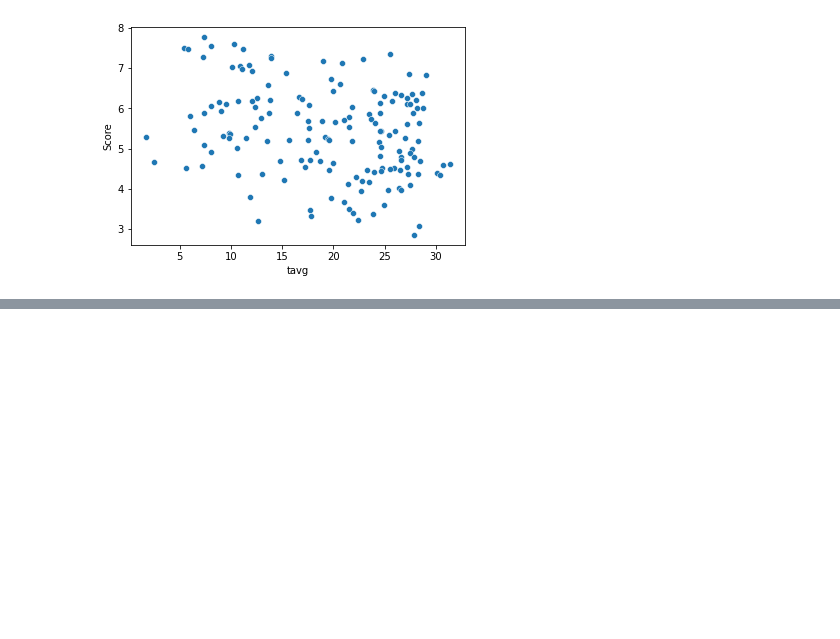
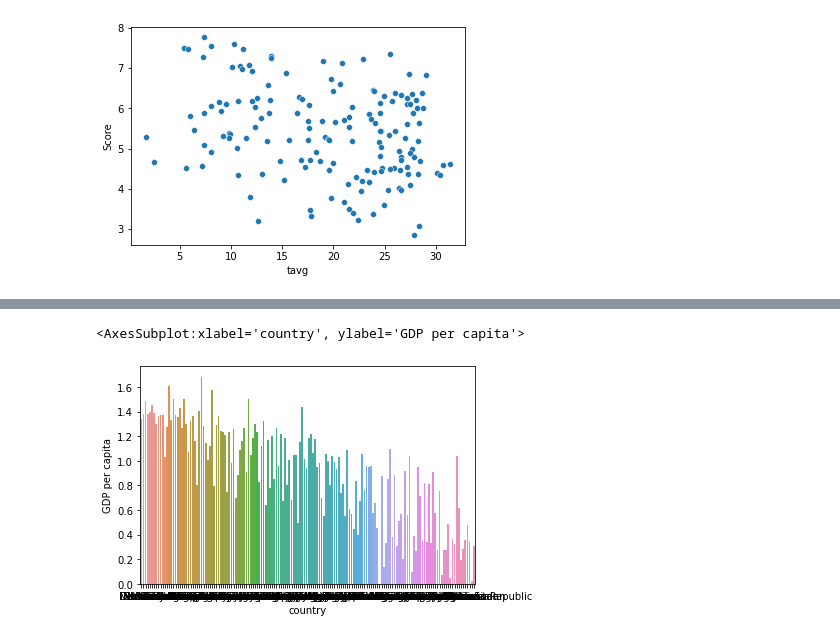
Before and after one commit to ATSchusters/3162-Final, a Jupyter notebook: Visualization.ipynb, the cells around one changed output, grey strips where cells are left out. Saved outputs shown, nothing was run; the diff lists cells and outputs as text; code cells hidden in the pictures; blank space fills up the shorter version.

```diff
--- a/Visualization.ipynb
+++ b/Visualization.ipynb
@@ -55,0 +66,5 @@ sns.scatterplot(x="Healthy life expectancy", y="tavg", data=df)
+# %%
+sns.barplot(x='country', y='GDP per capita', data=df)
+# %% [output]
+<AxesSubplot:xlabel='country', ylabel='GDP per capita'>
+[figure, added]
```
Also changed, not shown: parts of 9 cells of this notebook.
